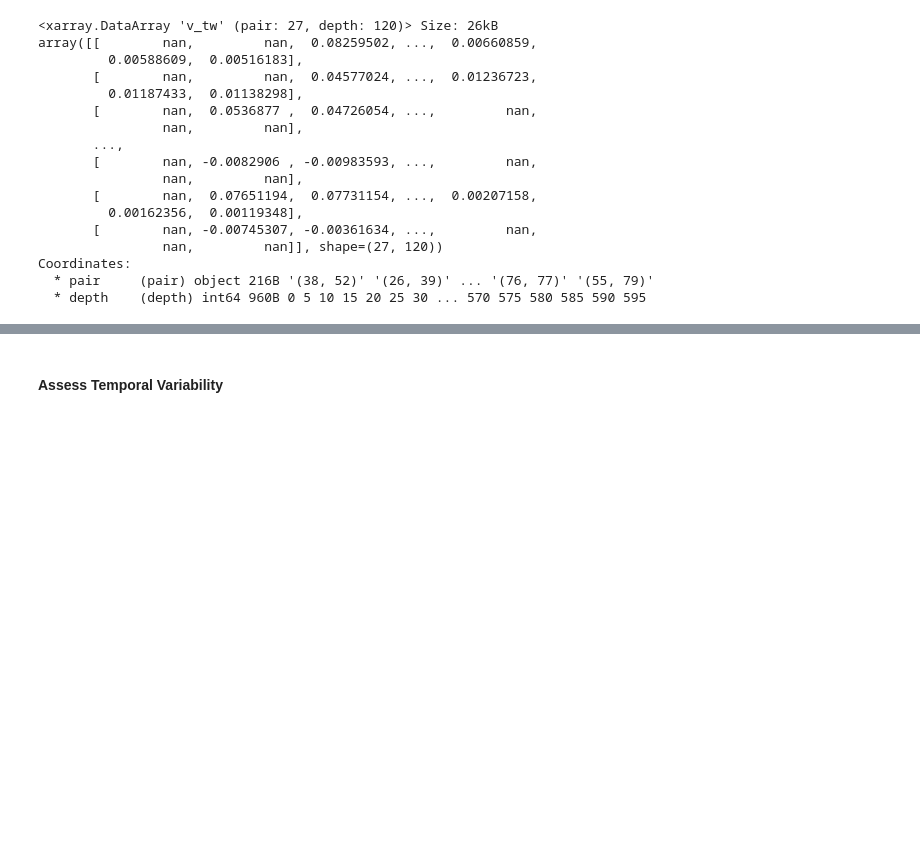
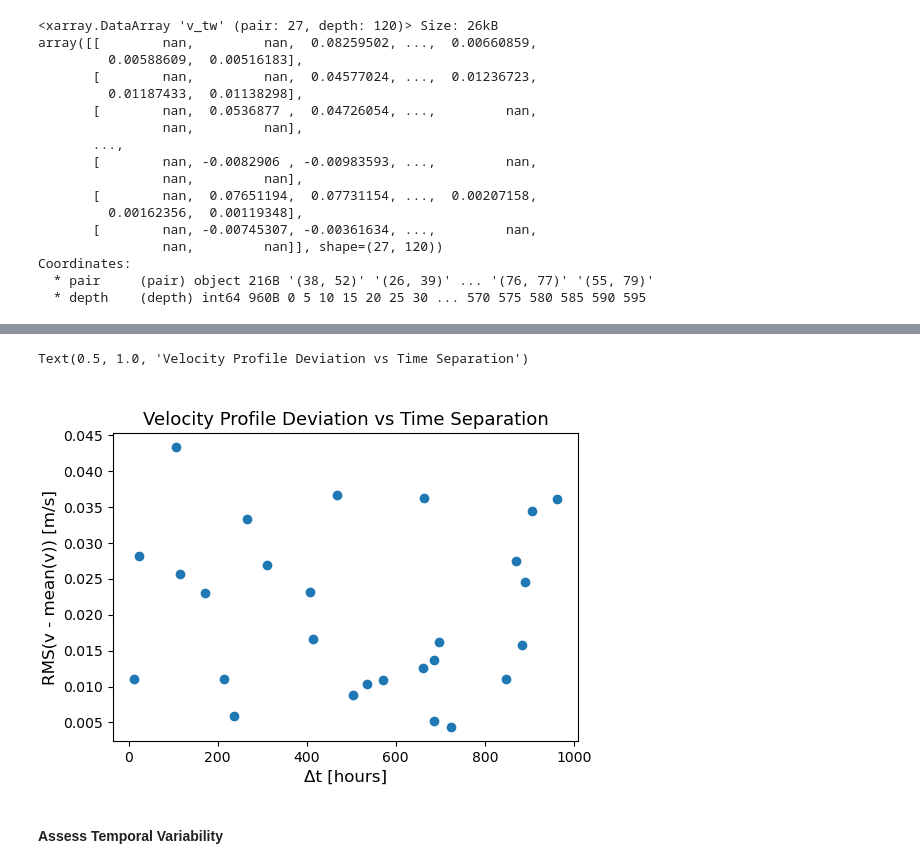
Before and after one commit to MackenzieBlanusa/TNB_tools, a Jupyter notebook: MastersThesis/DynamicMethod_PalmerCTD.ipynb, the cells around one changed output, grey strips where cells are left out. Cells and saved outputs as stored; diff of their text form; code cells hidden in the pictures; blank space fills up the shorter version.

```diff
--- a/MastersThesis/DynamicMethod_PalmerCTD.ipynb
+++ b/MastersThesis/DynamicMethod_PalmerCTD.ipynb
@@ -1527,0 +1580,4 @@ ax.legend()
+# %%
+rms = np.sqrt(
+    ((v_all - v_mean)**2).mean(dim='depth')
+)
@@ -1527,0 +1593,5 @@ ax.legend()
+# %%
+dt_hours = np.array([
+    ds.attrs['dt_hours']
+    for ds in results.values()
+])
@@ -1528,3 +1608,14 @@ ax.legend()
+# %%
+plt.figure(figsize=(6,4))
+
+plt.scatter(dt_hours, rms)
+
+plt.xlabel('Δt [hours]')
+plt.ylabel('RMS(v - mean(v)) [m/s]')
+plt.title('Velocity Profile Deviation vs Time Separation')
+# %% [output]
+Text(0.5, 1.0, 'Velocity Profile Deviation vs Time Separation')
+[figure, added]
 # %%
 plt.close('all')
 # %% [markdown]
```
Also changed, not shown: parts of 8 cells of this notebook.
